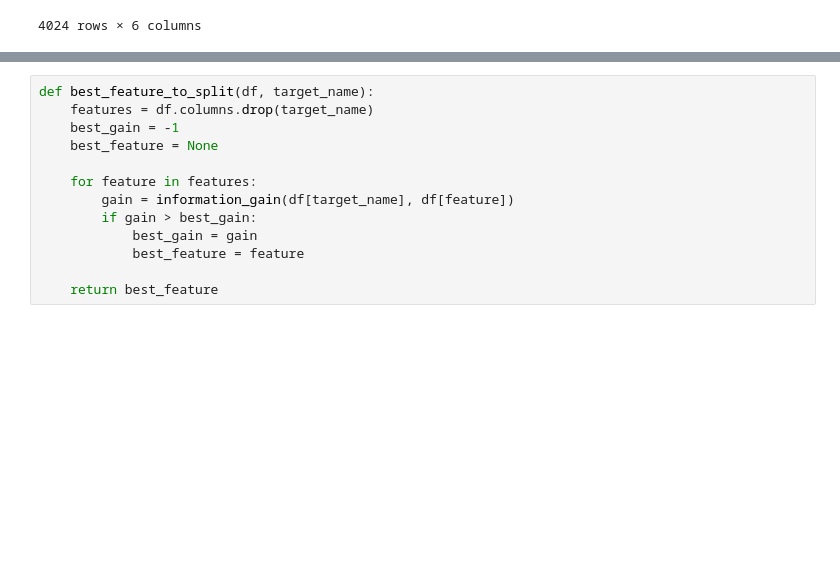
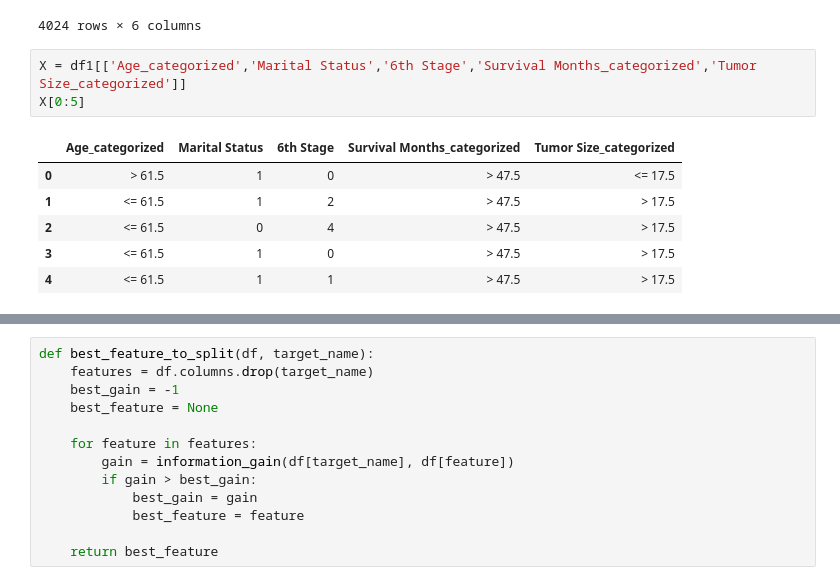
Before and after one commit to hoomankaseban/Breast-Cancer, a Jupyter notebook: Breast-Cancer-by-Descision-trees.ipynb, the cells around one changed output, grey strips where cells are left out. Saved outputs shown, nothing was run; the diff lists cells and outputs as text; blank space fills up the shorter version.

```diff
--- a/Breast-Cancer-by-Descision-trees.ipynb
+++ b/Breast-Cancer-by-Descision-trees.ipynb
@@ -389,3 +311,13 @@ df1
 | 4022 | 0 | <= 61.5 | 0 | 1 | > 47.5 | > 17.5 |
 | 4023 | 0 | <= 61.5 | 1 | 1 | > 47.5 | > 17.5 |
 4024 rows × 6 columns
+# %%
+X = df1[['Age_categorized','Marital Status','6th Stage','Survival Months_categorized','Tumor Size_categorized']]
+X[0:5]
+# %% [output]
+|  | Age_categorized | Marital Status | 6th Stage | Survival Months_categorized | Tumor Size_categorized |
+| 0 | > 61.5 | 1 | 0 | > 47.5 | <= 17.5 |
+| 1 | <= 61.5 | 1 | 2 | > 47.5 | > 17.5 |
+| 2 | <= 61.5 | 0 | 4 | > 47.5 | > 17.5 |
+| 3 | <= 61.5 | 1 | 0 | > 47.5 | > 17.5 |
+| 4 | <= 61.5 | 1 | 1 | > 47.5 | > 17.5 |
```
Also changed, not shown: parts of 35 cells of this notebook, 1 other file.
